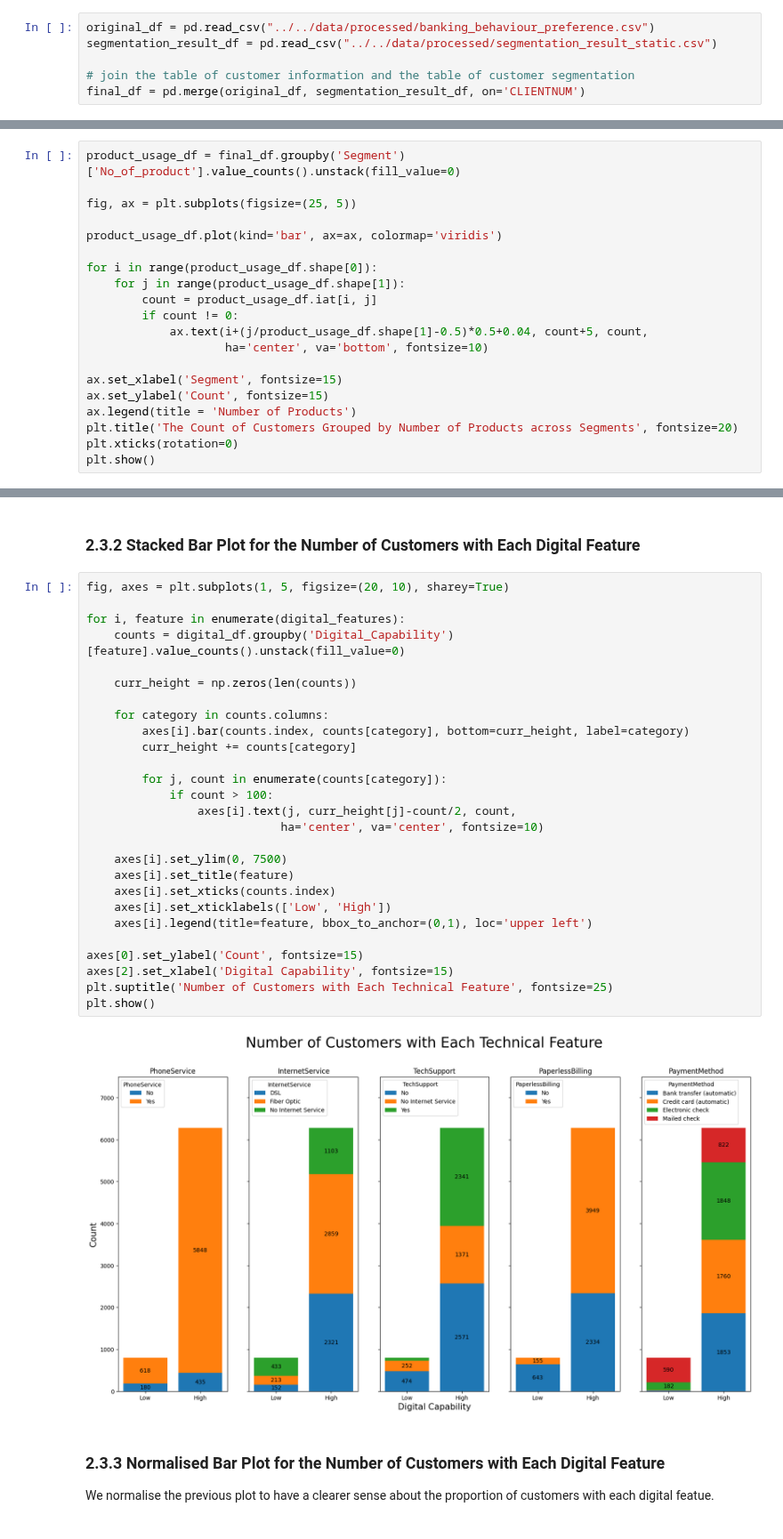
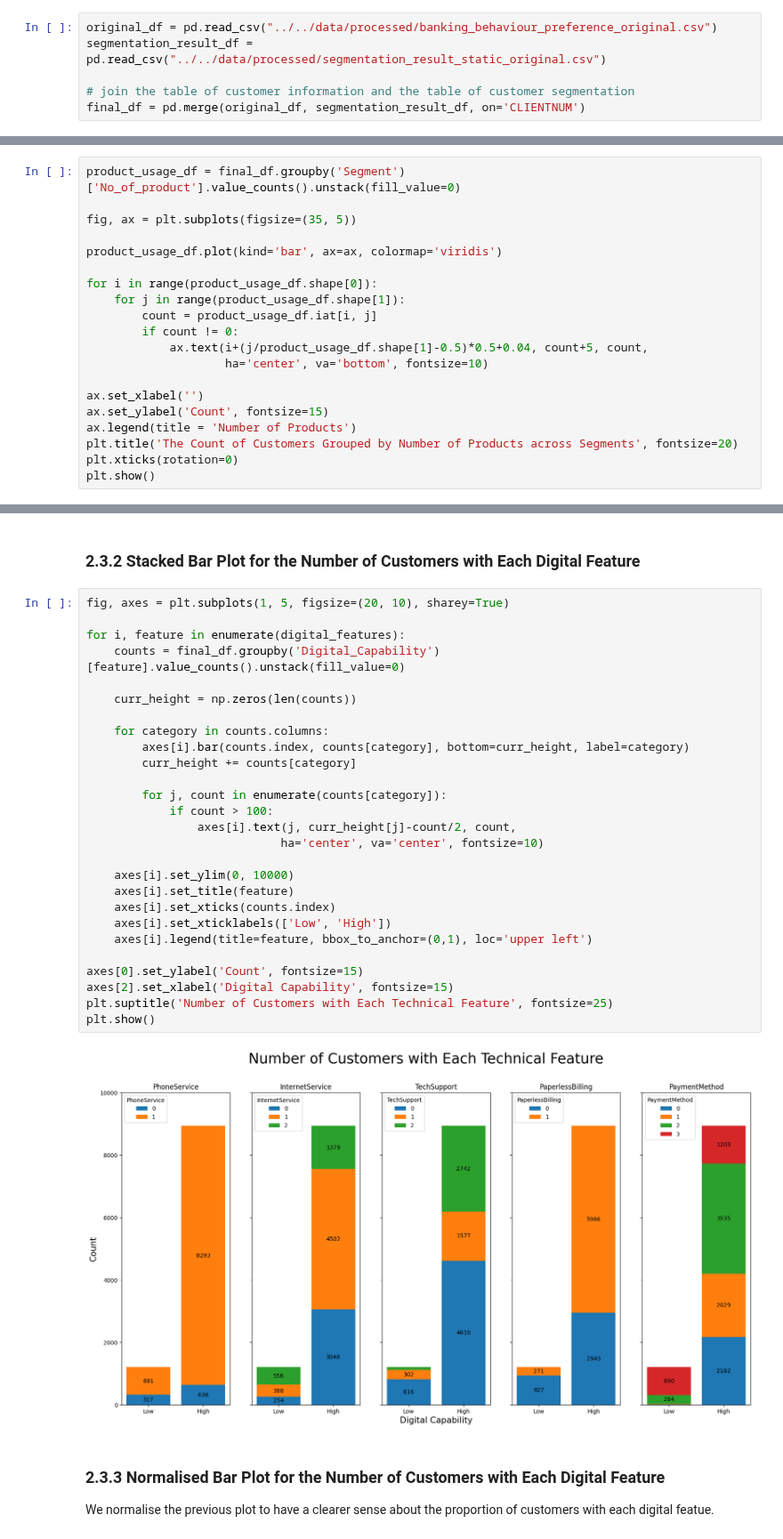
Before and after one commit to yionna/DSA3101-Object-Not-Found, a Jupyter notebook: group_tasks/Subgroup A/qn3.ipynb, the cells around one changed output, grey strips where cells are left out. Shown at 89% size. Cells and saved outputs as stored; diff of their text form.

```diff
--- a/group_tasks/Subgroup A/qn3.ipynb
+++ b/group_tasks/Subgroup A/qn3.ipynb
@@ -11,8 +11,8 @@ import matplotlib.pyplot as plt
 # %% [markdown]
 ## 1.2 Import Relevant Datasets
 # %%
-original_df = pd.read_csv("../../data/processed/banking_behaviour_preference.csv")
-segmentation_result_df = pd.read_csv("../../data/processed/segmentation_result_static.csv")
+original_df = pd.read_csv("../../data/processed/banking_behaviour_preference_original.csv")
+segmentation_result_df = pd.read_csv("../../data/processed/segmentation_result_static_original.csv")
 
 # join the table of customer information and the table of customer segmentation
 final_df = pd.merge(original_df, segmentation_result_df, on='CLIENTNUM')
@@ -46,7 +46,7 @@ final_df.loc[:, 'Segment'] = final_df['Segment'].map(segment_mapping)
 # %%
 product_usage_df = final_df.groupby('Segment')['No_of_product'].value_counts().unstack(fill_value=0)
 
-fig, ax = plt.subplots(figsize=(25, 5))
+fig, ax = plt.subplots(figsize=(35, 5))
 
 product_usage_df.plot(kind='bar', ax=ax, colormap='viridis')
 
@@ -57,7 +57,7 @@ for i in range(product_usage_df.shape[0]):
             ax.text(i+(j/product_usage_df.shape[1]-0.5)*0.5+0.04, count+5, count,
                     ha='center', va='bottom', fontsize=10)
 
-ax.set_xlabel('Segment', fontsize=15)
+ax.set_xlabel('')
 ax.set_ylabel('Count', fontsize=15)
 ax.legend(title = 'Number of Products')
 plt.title('The Count of Customers Grouped by Number of Products across Segments', fontsize=20)
@@ -174,32 +182,32 @@ digital_features = ['PhoneService', 'InternetService', 'TechSupport', 'Paperless
 # %%
 fig, axes = plt.subplots(1, 5, figsize=(20, 10), sharey=True)
 
 for i, feature in enumerate(digital_features):
-    counts = digital_df.groupby('Digital_Capability')[feature].value_counts().unstack(fill_value=0)
+    counts = final_df.groupby('Digital_Capability')[feature].value_counts().unstack(fill_value=0)
 
     curr_height = np.zeros(len(counts))
 
     for category in counts.columns:
         axes[i].bar(counts.index, counts[category], bottom=curr_height, label=category)
         curr_height += counts[category]
 
         for j, count in enumerate(counts[category]):
             if count > 100:
                 axes[i].text(j, curr_height[j]-count/2, count,
                             ha='center', va='center', fontsize=10)
 
-    axes[i].set_ylim(0, 7500)
+    axes[i].set_ylim(0, 10000)
     axes[i].set_title(feature)
     axes[i].set_xticks(counts.index)
     axes[i].set_xticklabels(['Low', 'High'])
     axes[i].legend(title=feature, bbox_to_anchor=(0,1), loc='upper left')
 
 axes[0].set_ylabel('Count', fontsize=15)
 axes[2].set_xlabel('Digital Capability', fontsize=15)
 plt.suptitle('Number of Customers with Each Technical Feature', fontsize=25)
 plt.show()
 # %% [output]
-[figure, old version]
+[figure, new version]
 # %% [markdown]
 ### 2.3.3 Normalised Bar Plot for the Number of Customers with Each Digital Feature
 
```
Also changed, not shown: parts of 10 cells of this notebook, 1 other file.
